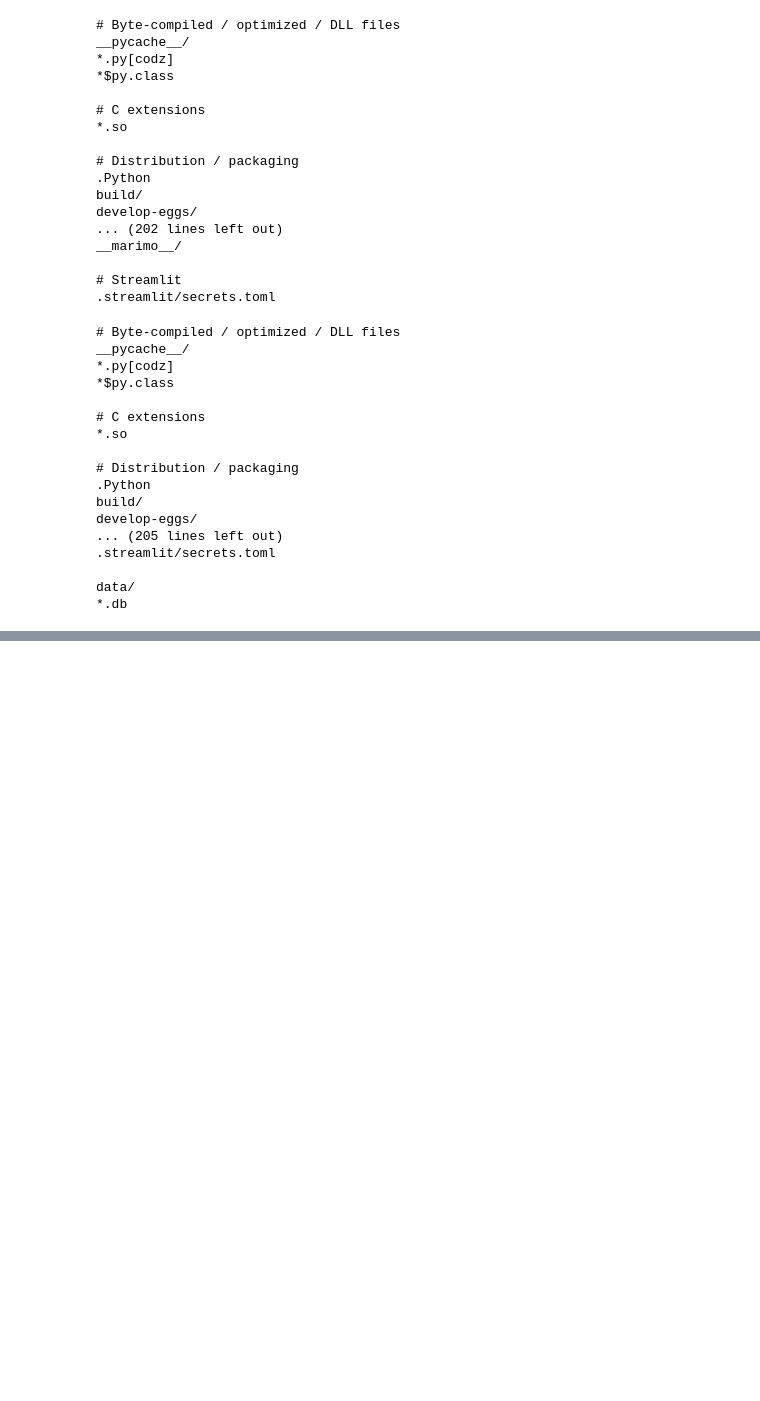
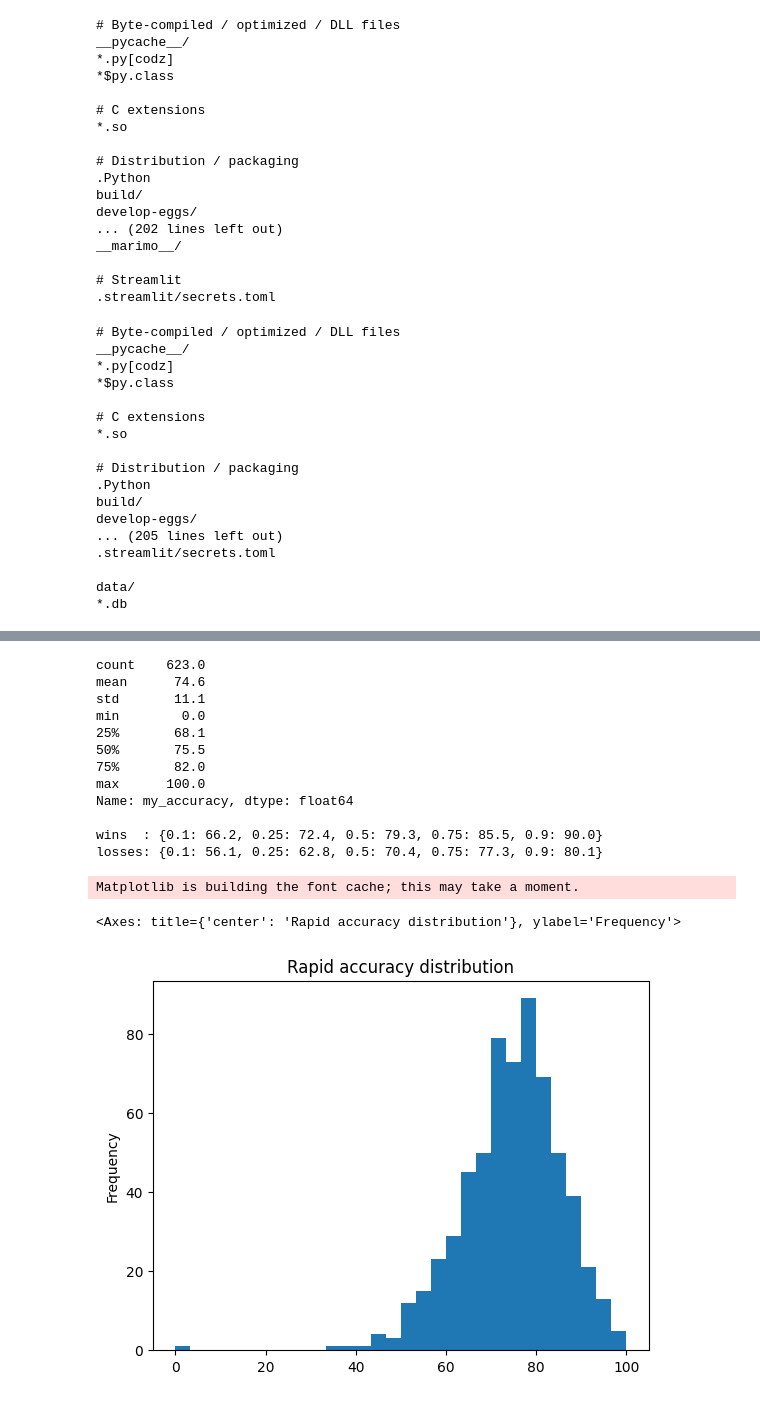
Before and after one commit to elie-ngandu/chess-analytics, a Jupyter notebook: src/explore.ipynb, the cells around one changed output, grey strips where cells are left out. Saved outputs shown, nothing was run; the diff lists cells and outputs as text; code cells hidden in the pictures; blank space fills up the shorter version.

Commit message:
Add V2 exploratory analysis: loss types, accuracy, opponent strength

```diff
--- a/src/explore.ipynb
+++ b/src/explore.ipynb
@@ -336,0 +342,14 @@ data/
+# %%
+rapid = clean[clean["time_class"] == "rapid"]
+
+def outcome(r):
+    if r == "win":
+        return "win"
+    if r in ["agreed", "repetition", "stalemate", "insufficient", "50move", "timevsinsufficient"]:
+        return "draw"
+    return "loss"
+
+rapid = rapid.copy()
+rapid["outcome"] = rapid["result"].apply(outcome)
+
+print(rapid["outcome"].value_counts(normalize=True))
@@ -336,0 +421,20 @@ data/
+# %%
+rows = []
+for game in all_games:
+    if "accuracies" not in game:
+        continue
+    if game["white"]["username"].lower() == username:
+        me, side = game["white"], "white"
+    else:
+        me, side = game["black"], "black"
+    rows.append({
+        "time_class": game["time_class"],
+        "result": me["result"],
+        "my_accuracy": game["accuracies"][side],
+        "end_time": game["end_time"],
+    })
+
+acc = pd.DataFrame(rows)
+acc["outcome"] = acc["result"].apply(outcome)
+print(len(acc), "games have accuracy scores")
+print(acc.groupby(["time_class", "outcome"])["my_accuracy"].mean().round(1))
@@ -336,0 +497,25 @@ data/
+# %%
+r = acc[acc["time_class"] == "rapid"]
+
+print(r["my_accuracy"].describe().round(1))
+print()
+print("wins  :", r[r.outcome=="win"]["my_accuracy"].quantile([.1,.25,.5,.75,.9]).round(1).to_dict())
+print("losses:", r[r.outcome=="loss"]["my_accuracy"].quantile([.1,.25,.5,.75,.9]).round(1).to_dict())
+
+r["my_accuracy"].plot.hist(bins=30, title="Rapid accuracy distribution")
+# %% [output]
+count    623.0
+mean      74.6
+std       11.1
+min        0.0
+25%       68.1
+50%       75.5
+75%       82.0
+max      100.0
+Name: my_accuracy, dtype: float64
+
+wins  : {0.1: 66.2, 0.25: 72.4, 0.5: 79.3, 0.75: 85.5, 0.9: 90.0}
+losses: {0.1: 56.1, 0.25: 62.8, 0.5: 70.4, 0.75: 77.3, 0.9: 80.1}
+Matplotlib is building the font cache; this may take a moment.
+<Axes: title={'center': 'Rapid accuracy distribution'}, ylabel='Frequency'>
+[figure, added]
```
Also changed, not shown: parts of 23 cells of this notebook, 2 other files.
